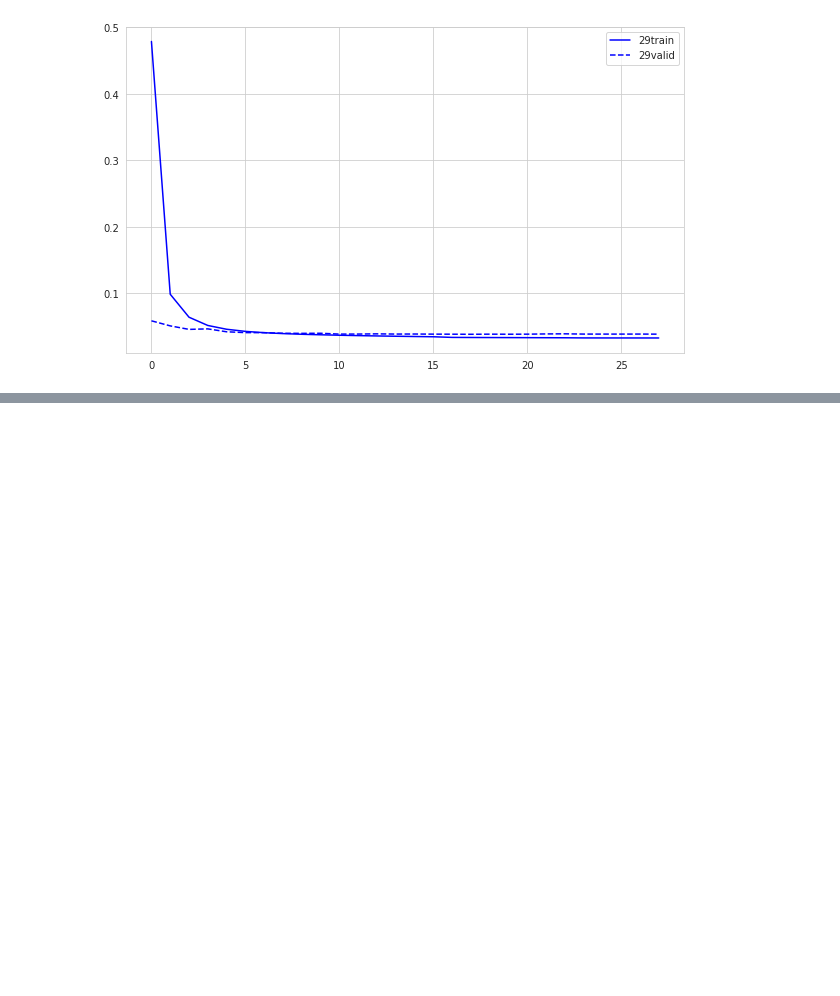
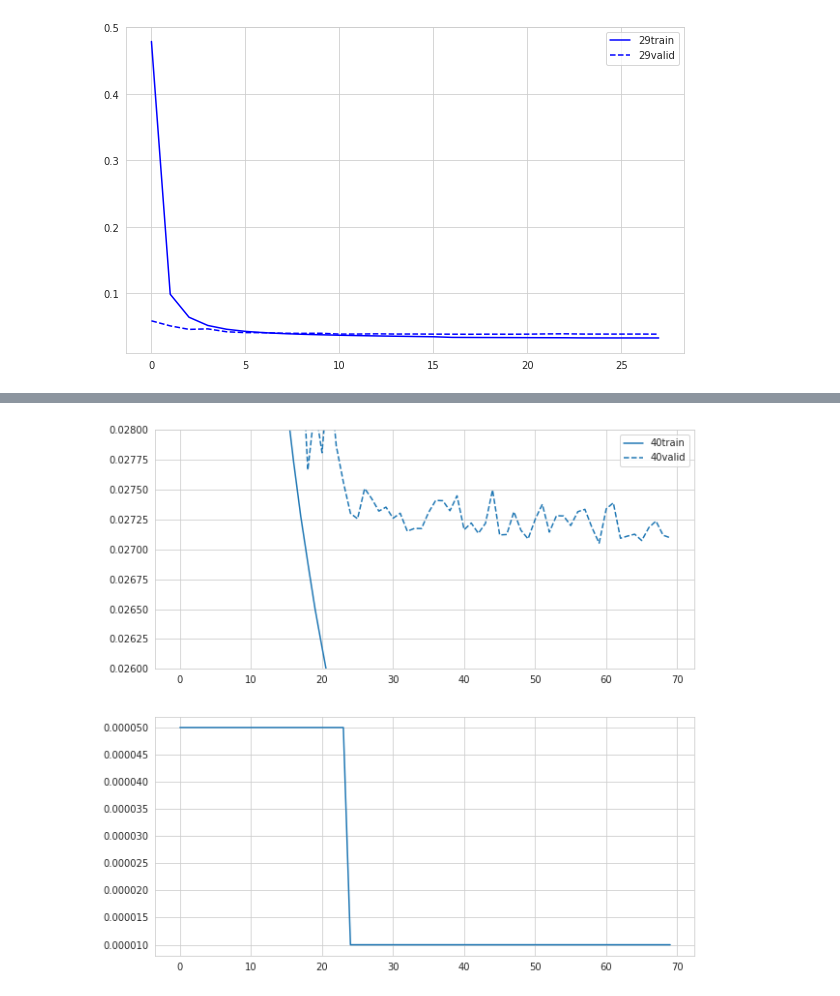
Before and after one commit to sagar-garg/WeatherBench, a Jupyter notebook: devlog/03-lr-schedule-Copy1.ipynb, the cells around one changed output, grey strips where cells are left out. Cells and saved outputs as stored; diff of their text form; code cells hidden in the pictures; blank space fills up the shorter version.

```diff
--- a/devlog/03-lr-schedule-Copy1.ipynb
+++ b/devlog/03-lr-schedule-Copy1.ipynb
@@ -377,0 +437,4 @@ KeyError: 'loss'
+# %%
+plot_losses(path, [40], ylim=(0.026, 0.028))
+# %% [output]
+[figure, added]
```
Also changed, not shown: parts of 15 cells of this notebook, 26 other files.
